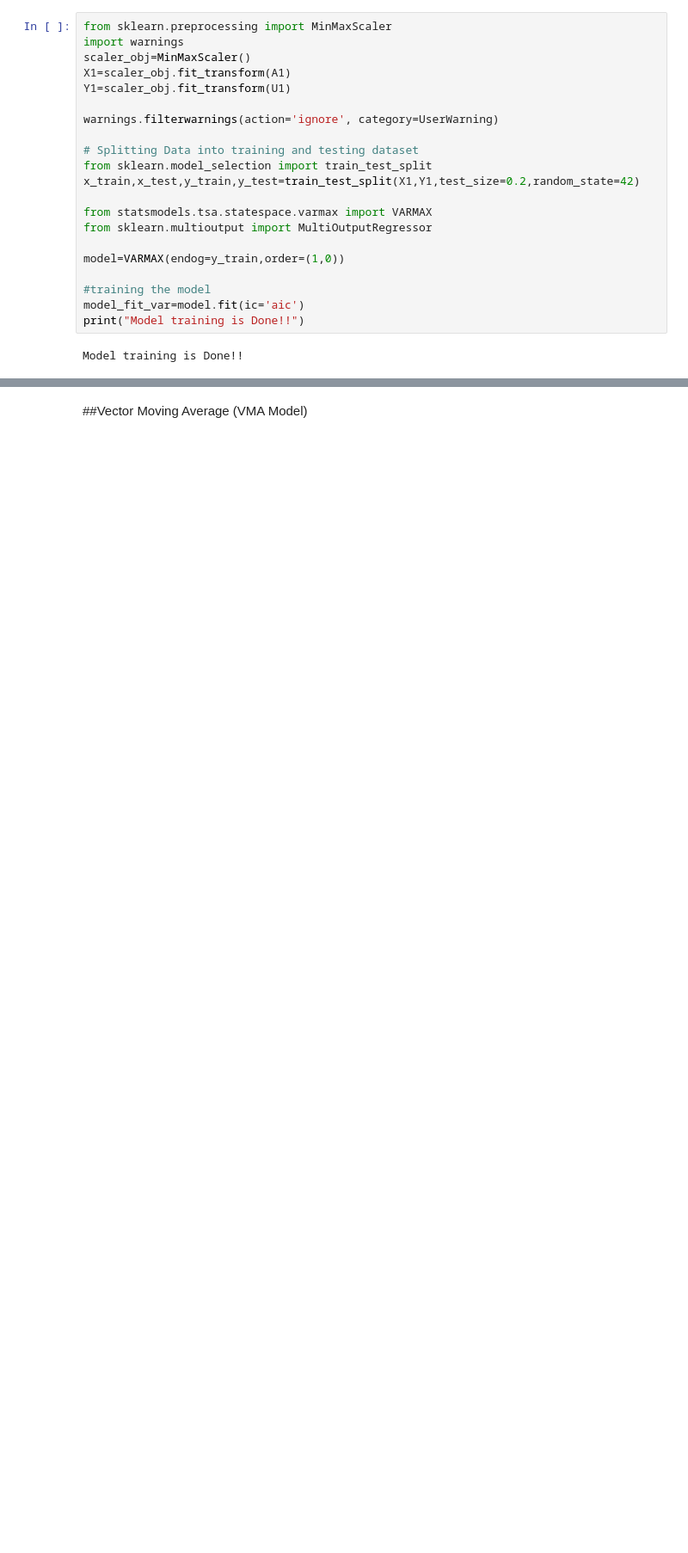
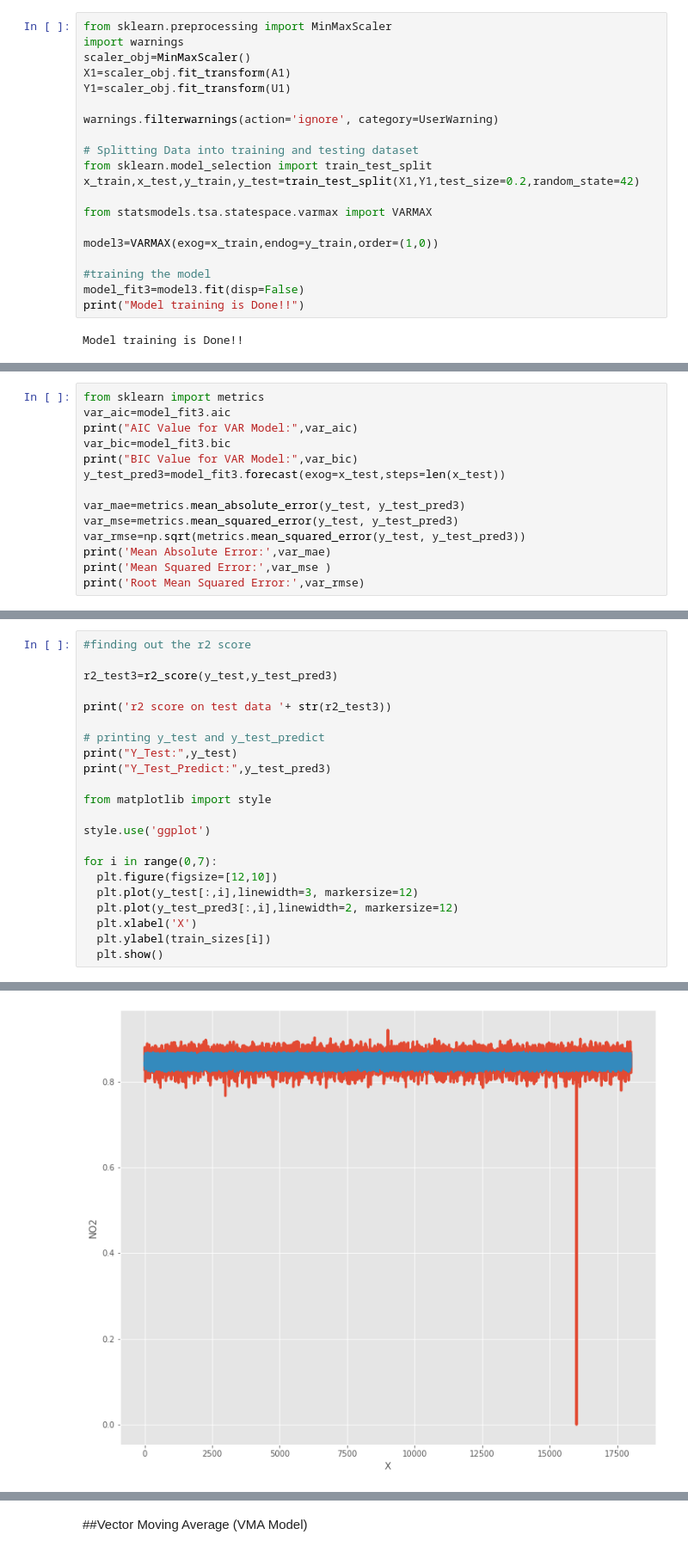
Before and after one commit to utkarshkanswal/Machine-Learning-application-on-Air-quality-dataset, a Jupyter notebook: Machine_Learning_applications_on _air_quality_dataset.ipynb, the cells around one changed output, grey strips where cells are left out. Shown at 86% size. Drawn from its saved outputs; the diff is of its cells as text; blank space fills up the shorter version.

```diff
--- a/Machine_Learning_applications_on _air_quality_dataset.ipynb
+++ b/Machine_Learning_applications_on _air_quality_dataset.ipynb
@@ -374,12 +348,11 @@ from sklearn.model_selection import train_test_split
 x_train,x_test,y_train,y_test=train_test_split(X1,Y1,test_size=0.2,random_state=42)
 
 from statsmodels.tsa.statespace.varmax import VARMAX
-from sklearn.multioutput import MultiOutputRegressor
 
-model=VARMAX(endog=y_train,order=(1,0))
+model3=VARMAX(exog=x_train,endog=y_train,order=(1,0))
 
 #training the model
-model_fit_var=model.fit(ic='aic')
+model_fit3=model3.fit(disp=False)
 print("Model training is Done!!")
 # %% [output]
 Model training is Done!!
@@ -416,0 +359,14 @@ Warnings:
+# %%
+from sklearn import metrics
+var_aic=model_fit3.aic
+print("AIC Value for VAR Model:",var_aic)
+var_bic=model_fit3.bic
+print("BIC Value for VAR Model:",var_bic)
+y_test_pred3=model_fit3.forecast(exog=x_test,steps=len(x_test))
+
+var_mae=metrics.mean_absolute_error(y_test, y_test_pred3)
+var_mse=metrics.mean_squared_error(y_test, y_test_pred3)
+var_rmse=np.sqrt(metrics.mean_squared_error(y_test, y_test_pred3))
+print('Mean Absolute Error:',var_mae)
+print('Mean Squared Error:',var_mse )
+print('Root Mean Squared Error:',var_rmse)
@@ -416,0 +379,23 @@ Warnings:
+# %%
+#finding out the r2 score
+
+r2_test3=r2_score(y_test,y_test_pred3)
+
+print('r2 score on test data '+ str(r2_test3))
+
+# printing y_test and y_test_predict
+print("Y_Test:",y_test)
+print("Y_Test_Predict:",y_test_pred3)
+
+from matplotlib import style
+
+style.use('ggplot')
+
+for i in range(0,7):
+  plt.figure(figsize=[12,10])
+  plt.plot(y_test[:,i],linewidth=3, markersize=12)
+  plt.plot(y_test_pred3[:,i],linewidth=2, markersize=12)
+  plt.xlabel('X')
+  plt.ylabel(train_sizes[i])
+  plt.show()
+# %% [output]
@@ -416,0 +417 @@ Warnings:
+[figure, added]
```
Also changed, not shown: parts of 38 cells of this notebook.
